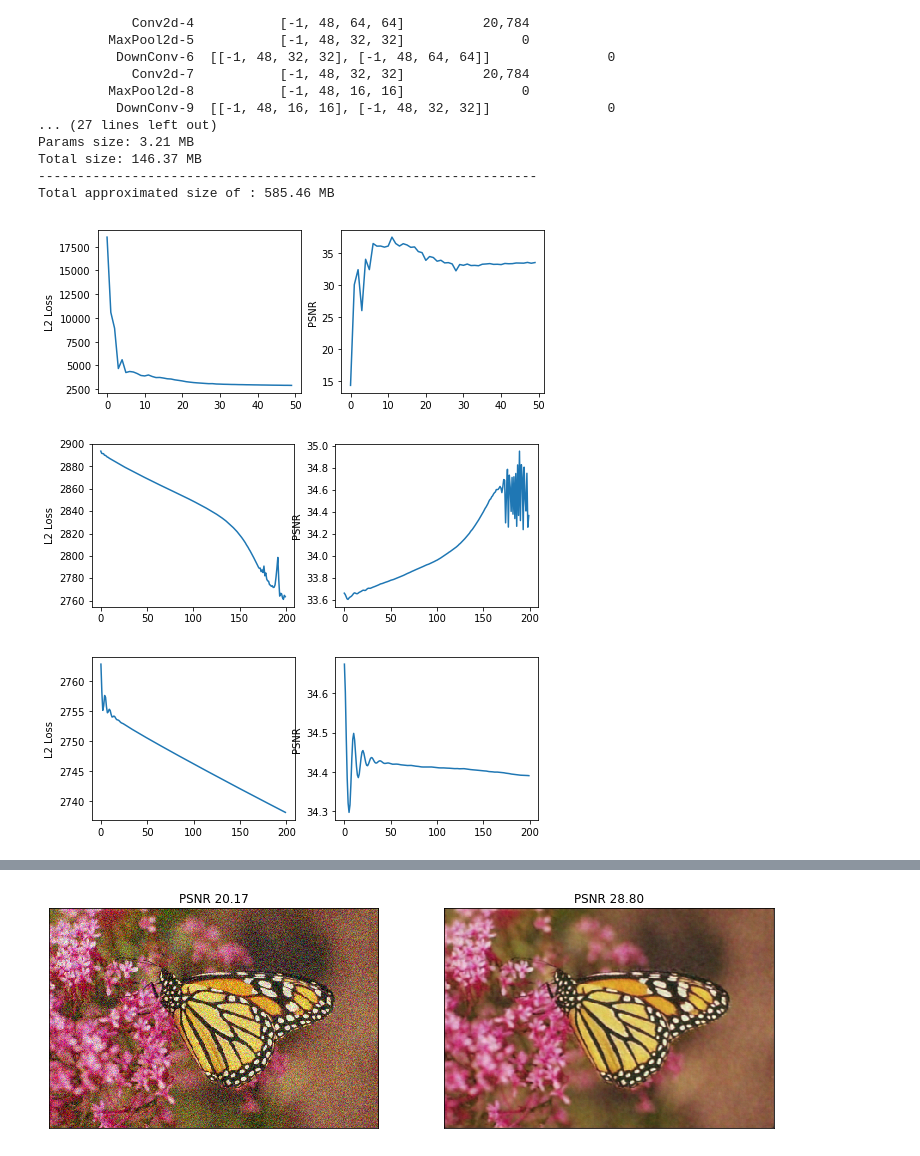
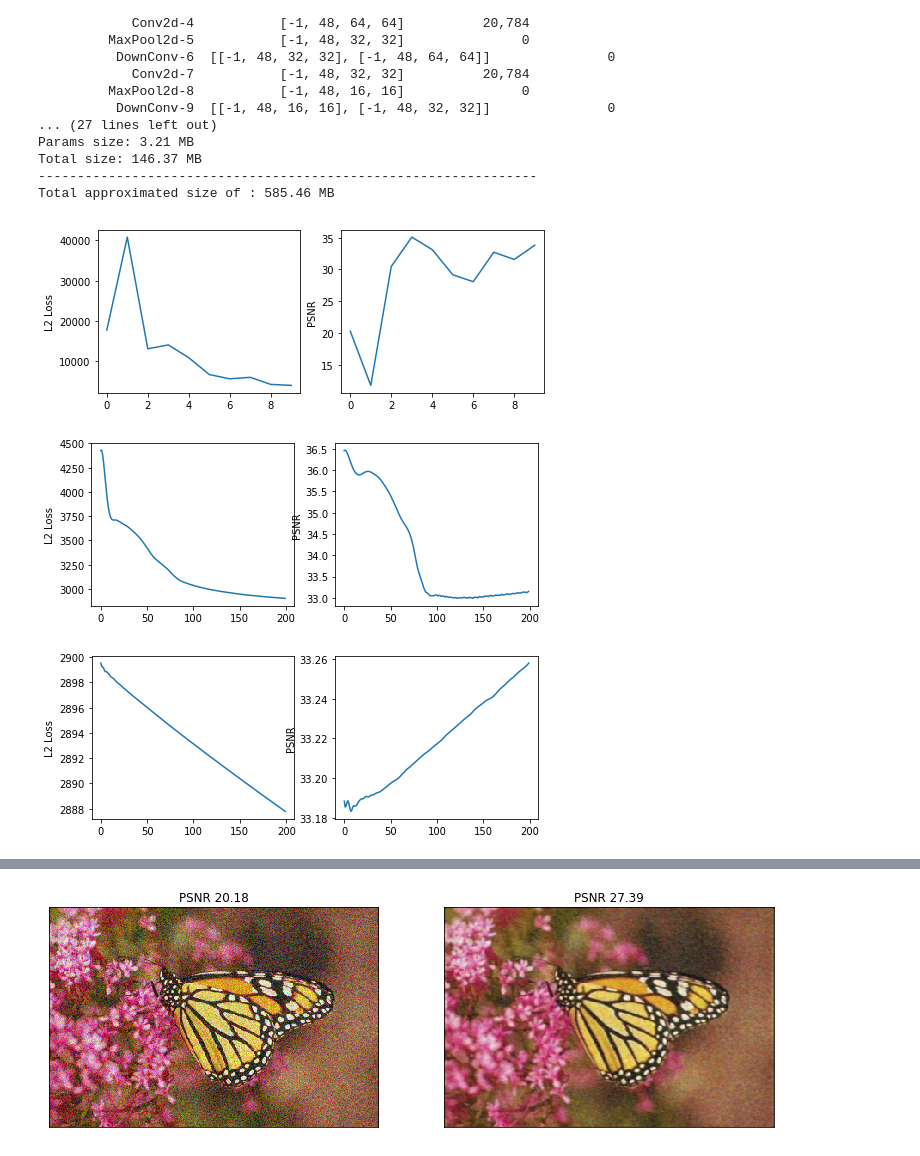
Before and after one commit to axarekma/CNN_bin, a Jupyter notebook: image_example.ipynb, the cells around one changed output, grey strips where cells are left out. Drawn from its saved outputs; the diff is of its cells as text; code cells hidden in the pictures.

```diff
--- a/image_example.ipynb
+++ b/image_example.ipynb
@@ -55,13 +57,13 @@ Total size: 146.37 MB
 ----------------------------------------------------------------
 Total approximated size of : 585.46 MB
 # %%
-net.train_image(image,num_epochs= 50, learning_rate=1e-3,alpha = 0.99)
+net.train_image(image,num_epochs= 10, learning_rate=1e-3,alpha = 0.99)
 net.plot_train()
 net.train_image(image,num_epochs= 200, learning_rate=1e-4,alpha = 0.99)
 net.plot_train()
 net.train_image(image,num_epochs= 200, learning_rate=1e-5,alpha = 0.99)
 net.plot_train()
 # %% [output]
-[figure, old version]
+[figure, new version]
-[figure, old version]
+[figure, new version]
-[figure, old version]
+[figure, new version]
```
Also changed, not shown: parts of 11 cells of this notebook, 8 other files.
